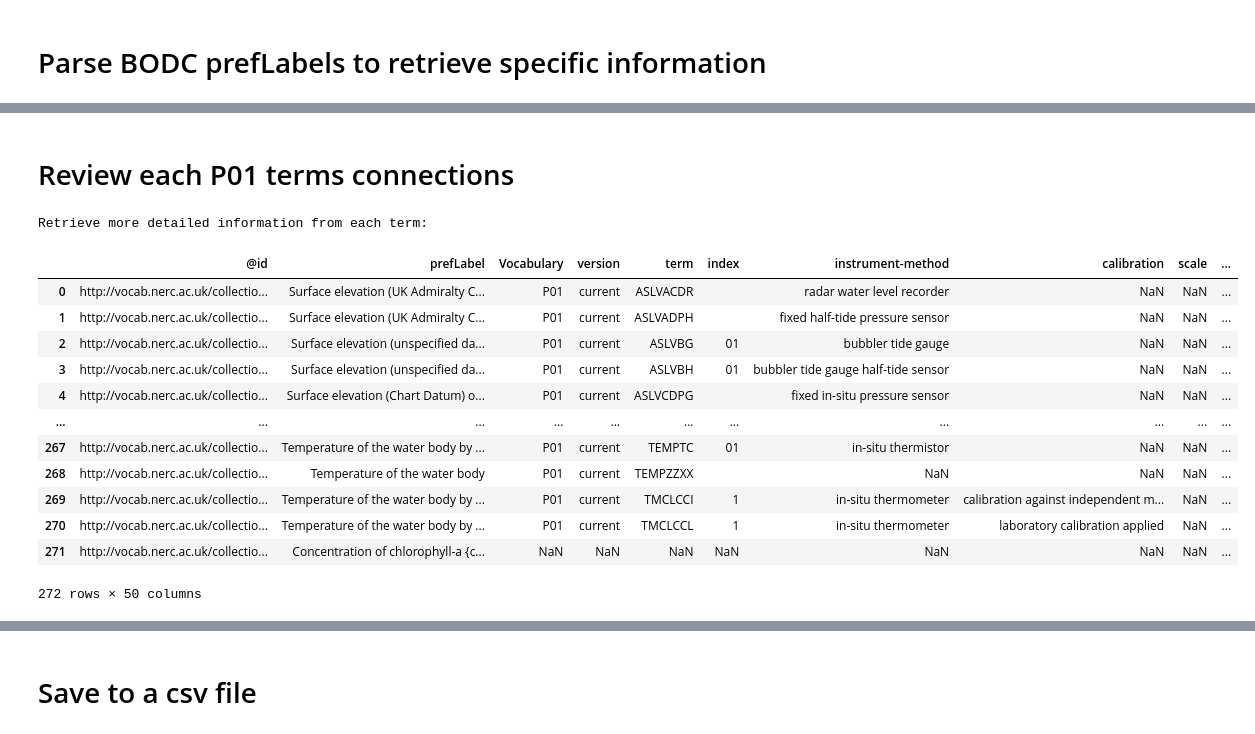
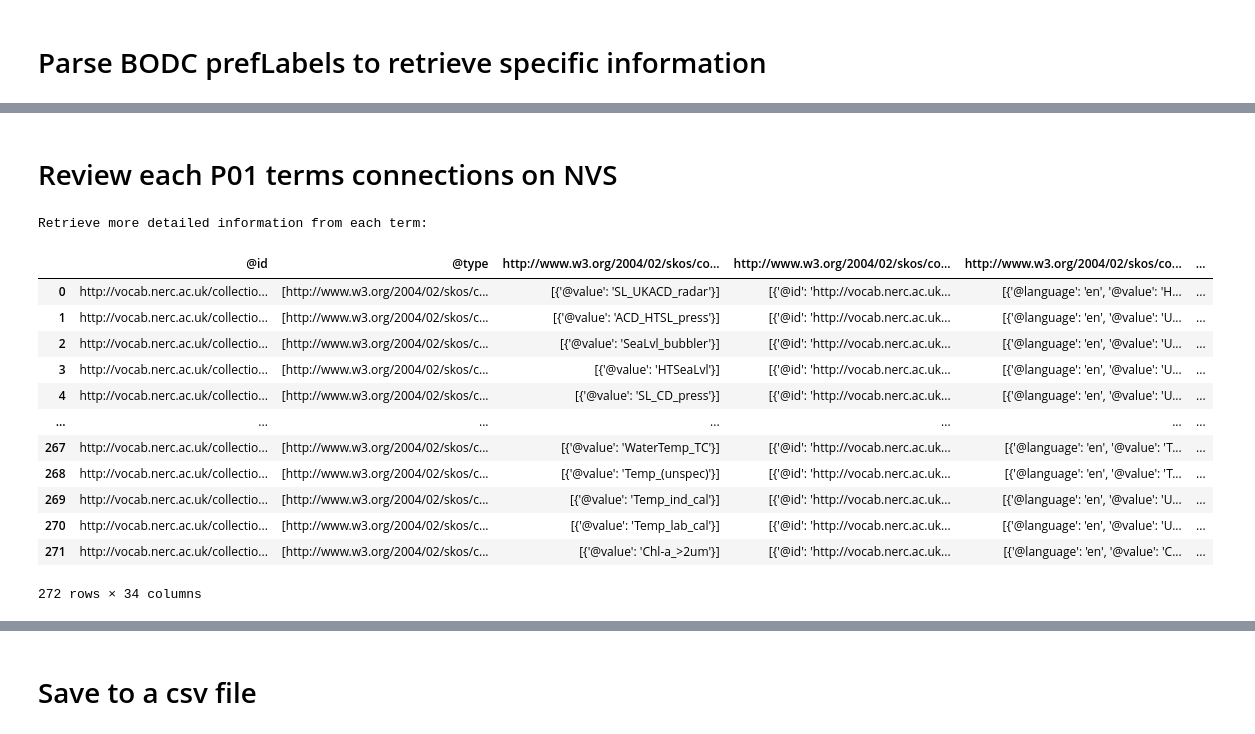
Before and after one commit to cioos-siooc/cioos-siooc-standards, a Jupyter notebook: ocean_standards/Retrieve_NERC_Terms.ipynb, the cells around one changed output, grey strips where cells are left out. Saved outputs shown, nothing was run; the diff lists cells and outputs as text; code cells hidden in the pictures.

```diff
--- a/ocean_standards/Retrieve_NERC_Terms.ipynb
+++ b/ocean_standards/Retrieve_NERC_Terms.ipynb
@@ -261,11 +145,15 @@ df_p01[['Vocabulary','version','term','index']] = \
 df_p01 = df_p01.sort_values(['term','index']).drop_duplicates('term')
 
 # From P01 prefLabel, retrieve some of the information
-df_p01['instrument-method'] = df_p01['prefLabel'].str.extract('by (.*?)(?=$| and)')
-df_p01['calibration'] = df_p01['prefLabel'].str.extract('and ((?!.*and).*(calibration|verification).*?)(?=$| and)')[0]
-df_p01['scale'] = df_p01['prefLabel'].str.extract('(ITS-90|IPTS-68|IPTS-48|PSS-78|Practical.*salinity?)',
-                                          flags=re.IGNORECASE).replace
-df_p01['scale'] = df_p01['scale'].str.replace('Practical.*salinity','PSS-78',1).dropna()
-df_p01['size'] = df_p01['prefLabel'].str.extract('\[(.*?)\]')
-df_p01['reference'] = df_p01['prefLabel'].str.extract('\((.*(Level|datum).*?)\)',re.IGNORECASE)[0]
-df_p01
+def parse_P01(df_P01):
+    df_P01['property'] = df_P01['prefLabel'].str.extract('^(.*) of')
+    df_P01['instrument-method'] = df_P01['prefLabel'].str.extract('by (.*)$')
+    df_P01['calibration'] = df_P01['prefLabel'].str.extract('and ((?!.*and).*(calibration|verification).*?)(?=$| and)')[0]
+    df_P01['scale'] = df_P01['prefLabel'].str.extract('(ITS-90|IPTS-68|IPTS-48|PSS-78|Practical.*salinity?)',
+                                            flags=re.IGNORECASE).replace
+    df_P01['scale'] = df_P01['scale'].astype(str).str.replace('Practical.*salinity','PSS-78',1).dropna()
+    df_P01['size'] = df_P01['prefLabel'].str.extract('\[(.*?)\]')
+    df_P01['reference'] = df_P01['prefLabel'].str.extract('\((.*(Level|datum).*?)\)',re.IGNORECASE)[0]
+    return df_P01
+
+df_p01 = parse_P01(df_p01)
@@ -286,14 +160,16 @@ df_p01
 # %% [markdown]
-# Review each P01 terms connections
+# Review each P01 terms connections on NVS
 # %%
 # For each of the terms available retrieve list of broader, equivalent and narrower
 #  terms available in different vocabularies
-terms_more_info = []
 print('Retrieve more detailed information from each term:')
+
 pbar = tqdm(df_p01['@id'])
+df_total = pd.DataFrame()
 for id in pbar:
-    terms_more_info+= [get_nerc_id_info(id, vocabularies=vocab_of_interest  )]
-
-df_p01 = df_p01.merge(pd.DataFrame(terms_more_info), on='@id',suffixes=('','_x'))
+    df_total = pd.concat((df_total,nerc.get_nvs_variable_info(id )),
+                               axis='index',
+                               join='outer',
+                               ignore_index=True)
 # %% [output]
 Retrieve more detailed information from each term:
@@ -321,20 +176,32 @@ df_p01[df_p01.filter(regex='_id$').columns] = df_p01.filter(regex='_id$').applym
+# %%
+def retrieve_vocab_ids(vocab_list,vocab):
+    if type(vocab_list)==list:
+        return ','.join([y for y in vocab_list if vocab in y])
+    else:
+        return ''
+
+for vocab in vocab_of_interest:
+    for relationship in ['broader','related','narrower']:
+        if relationship in df_total:
+            df_total[vocab + '_' + relationship + '_id'] = df_total[relationship].apply(lambda x: retrieve_vocab_ids(x,vocab))
 # %%
 # Show result
+df_p01 = df_total
 df_p01
 # %% [output]
-|  | @id | prefLabel | Vocabulary | version | term | index | instrument-method | calibration | scale | ... |
-| 0 | http://vocab.nerc.ac.uk/collectio... | Surface elevation (UK Admiralty C... | P01 | current | ASLVACDR |  | radar water level recorder | NaN | NaN | ... |
-| 1 | http://vocab.nerc.ac.uk/collectio... | Surface elevation (UK Admiralty C... | P01 | current | ASLVADPH |  | fixed half-tide pressure sensor | NaN | NaN | ... |
-| 2 | http://vocab.nerc.ac.uk/collectio... | Surface elevation (unspecified da... | P01 | current | ASLVBG | 01 | bubbler tide gauge | NaN | NaN | ... |
-| 3 | http://vocab.nerc.ac.uk/collectio... | Surface elevation (unspecified da... | P01 | current | ASLVBH | 01 | bubbler tide gauge half-tide sensor | NaN | NaN | ... |
-| 4 | http://vocab.nerc.ac.uk/collectio... | Surface elevation (Chart Datum) o... | P01 | current | ASLVCDPG |  | fixed in-situ pressure sensor | NaN | NaN | ... |
-| ... | ... | ... | ... | ... | ... | ... | ... | ... | ... | ... |
-| 267 | http://vocab.nerc.ac.uk/collectio... | Temperature of the water body by ... | P01 | current | TEMPTC | 01 | in-situ thermistor | NaN | NaN | ... |
-| 268 | http://vocab.nerc.ac.uk/collectio... | Temperature of the water body | P01 | current | TEMPZZXX |  | NaN | NaN | NaN | ... |
-| 269 | http://vocab.nerc.ac.uk/collectio... | Temperature of the water body by ... | P01 | current | TMCLCCI | 1 | in-situ thermometer | calibration against independent m... | NaN | ... |
-| 270 | http://vocab.nerc.ac.uk/collectio... | Temperature of the water body by ... | P01 | current | TMCLCCL | 1 | in-situ thermometer | laboratory calibration applied | NaN | ... |
-| 271 | http://vocab.nerc.ac.uk/collectio... | Concentration of chlorophyll-a {c... | NaN | NaN | NaN | NaN | NaN | NaN | NaN | ... |
+|  | @id | @type | http://www.w3.org/2004/02/skos/co... | http://www.w3.org/2004/02/skos/co... | http://www.w3.org/2004/02/skos/co... | ... |
+| 0 | http://vocab.nerc.ac.uk/collectio... | [http://www.w3.org/2004/02/skos/c... | [{'@value': 'SL_UKACD_radar'}] | [{'@id': 'http://vocab.nerc.ac.uk... | [{'@language': 'en', '@value': 'H... | ... |
+| 1 | http://vocab.nerc.ac.uk/collectio... | [http://www.w3.org/2004/02/skos/c... | [{'@value': 'ACD_HTSL_press'}] | [{'@id': 'http://vocab.nerc.ac.uk... | [{'@language': 'en', '@value': 'U... | ... |
+| 2 | http://vocab.nerc.ac.uk/collectio... | [http://www.w3.org/2004/02/skos/c... | [{'@value': 'SeaLvl_bubbler'}] | [{'@id': 'http://vocab.nerc.ac.uk... | [{'@language': 'en', '@value': 'U... | ... |
+| 3 | http://vocab.nerc.ac.uk/collectio... | [http://www.w3.org/2004/02/skos/c... | [{'@value': 'HTSeaLvl'}] | [{'@id': 'http://vocab.nerc.ac.uk... | [{'@language': 'en', '@value': 'U... | ... |
+| 4 | http://vocab.nerc.ac.uk/collectio... | [http://www.w3.org/2004/02/skos/c... | [{'@value': 'SL_CD_press'}] | [{'@id': 'http://vocab.nerc.ac.uk... | [{'@language': 'en', '@value': 'U... | ... |
+| ... | ... | ... | ... | ... | ... | ... |
+| 267 | http://vocab.nerc.ac.uk/collectio... | [http://www.w3.org/2004/02/skos/c... | [{'@value': 'WaterTemp_TC'}] | [{'@id': 'http://vocab.nerc.ac.uk... | [{'@language': 'en', '@value': 'T... | ... |
+| 268 | http://vocab.nerc.ac.uk/collectio... | [http://www.w3.org/2004/02/skos/c... | [{'@value': 'Temp_(unspec)'}] | [{'@id': 'http://vocab.nerc.ac.uk... | [{'@language': 'en', '@value': 'T... | ... |
+| 269 | http://vocab.nerc.ac.uk/collectio... | [http://www.w3.org/2004/02/skos/c... | [{'@value': 'Temp_ind_cal'}] | [{'@id': 'http://vocab.nerc.ac.uk... | [{'@language': 'en', '@value': 'U... | ... |
+| 270 | http://vocab.nerc.ac.uk/collectio... | [http://www.w3.org/2004/02/skos/c... | [{'@value': 'Temp_lab_cal'}] | [{'@id': 'http://vocab.nerc.ac.uk... | [{'@language': 'en', '@value': 'U... | ... |
+| 271 | http://vocab.nerc.ac.uk/collectio... | [http://www.w3.org/2004/02/skos/c... | [{'@value': 'Chl-a_>2um'}] | [{'@id': 'http://vocab.nerc.ac.uk... | [{'@language': 'en', '@value': 'C... | ... |
-272 rows × 50 columns
+272 rows × 34 columns
 # %%
 # Add suggested P07
 df_p01['suggested_P07'] = None
```
Also changed, not shown: parts of 11 cells of this notebook, 11 other files.
